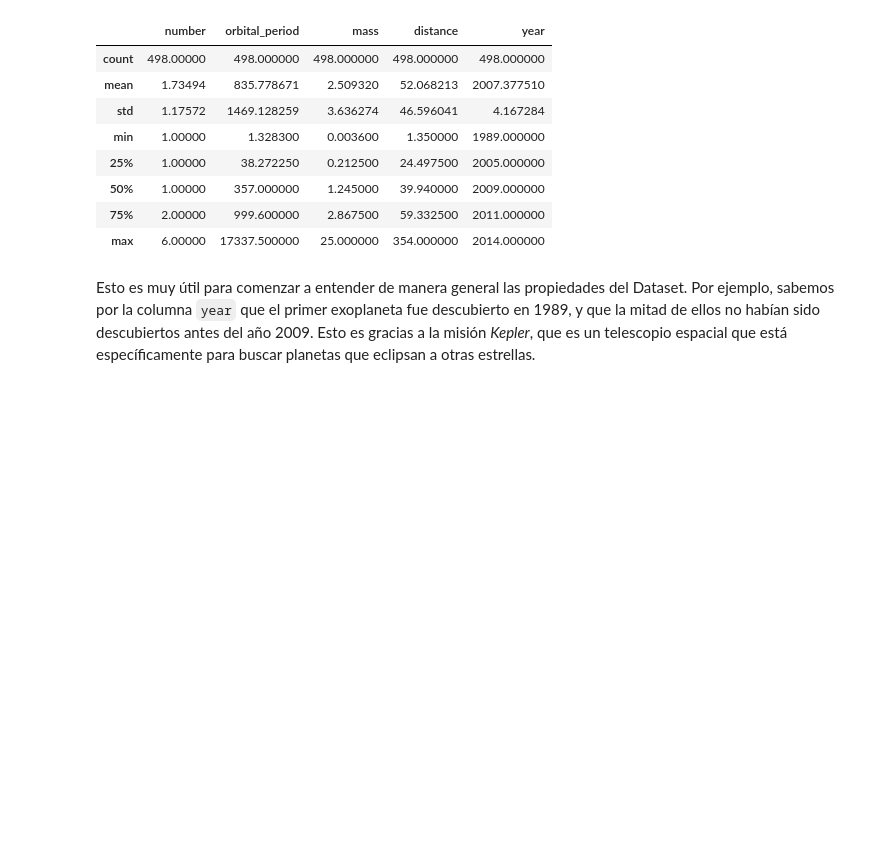
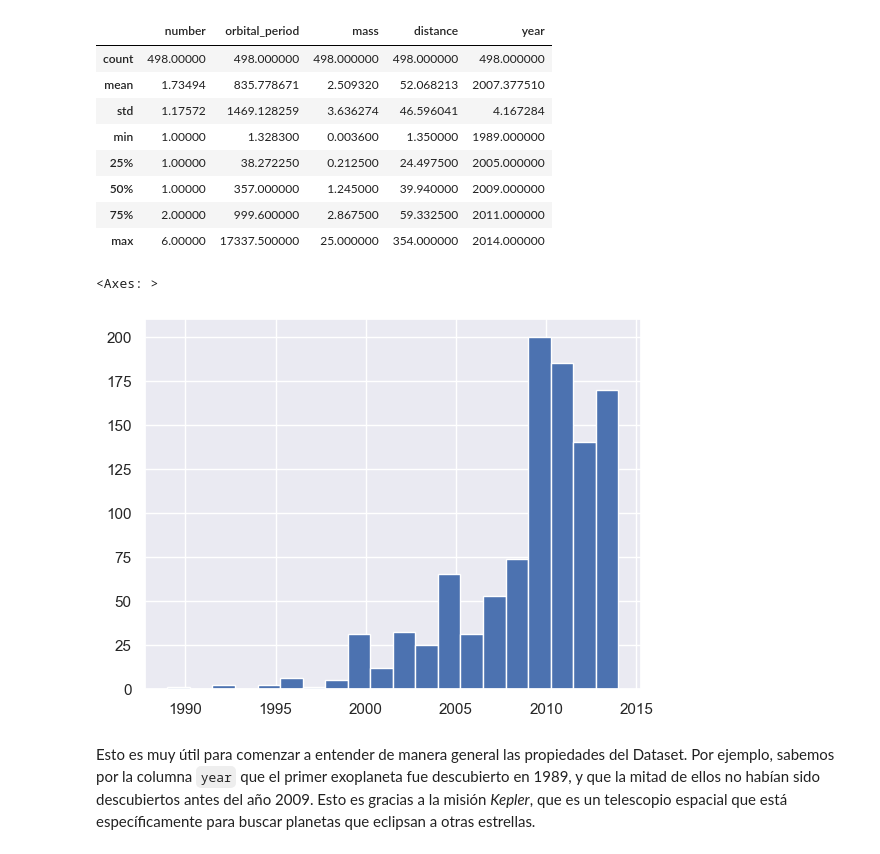
Before and after one commit to hegoithebridge/2503_dsft_thebridge, a Jupyter notebook: 2-Data_Analysis/2-Pandas/Teoría/3_Agrupaciones.ipynb, the cells around one changed output. Cells and saved outputs as stored; diff of their text form; code cells hidden in the pictures; blank space fills up the shorter version.

```diff
--- a/2-Data_Analysis/2-Pandas/Teoría/3_Agrupaciones.ipynb
+++ b/2-Data_Analysis/2-Pandas/Teoría/3_Agrupaciones.ipynb
@@ -148,6 +148,11 @@ planets.dropna().describe()
 | 50% | 1.00000 | 357.000000 | 1.245000 | 39.940000 | 2009.000000 |
 | 75% | 2.00000 | 999.600000 | 2.867500 | 59.332500 | 2011.000000 |
 | max | 6.00000 | 17337.500000 | 25.000000 | 354.000000 | 2014.000000 |
+# %%
+planets.year.hist(bins=20)
+# %% [output]
+<Axes: >
+[figure, added]
 # %% [markdown]
 Esto es muy útil para comenzar a entender de manera general las propiedades del Dataset. Por ejemplo, sabemos por la columna ``year`` que el primer exoplaneta fue descubierto en 1989, y que la mitad de ellos no habían sido descubiertos antes del año 2009. Esto es gracias a la misión *Kepler*, que es un telescopio espacial que está específicamente para buscar planetas que eclipsan a otras estrellas.
 # %% [markdown]
```
Also changed, not shown: parts of 8 cells of this notebook.
